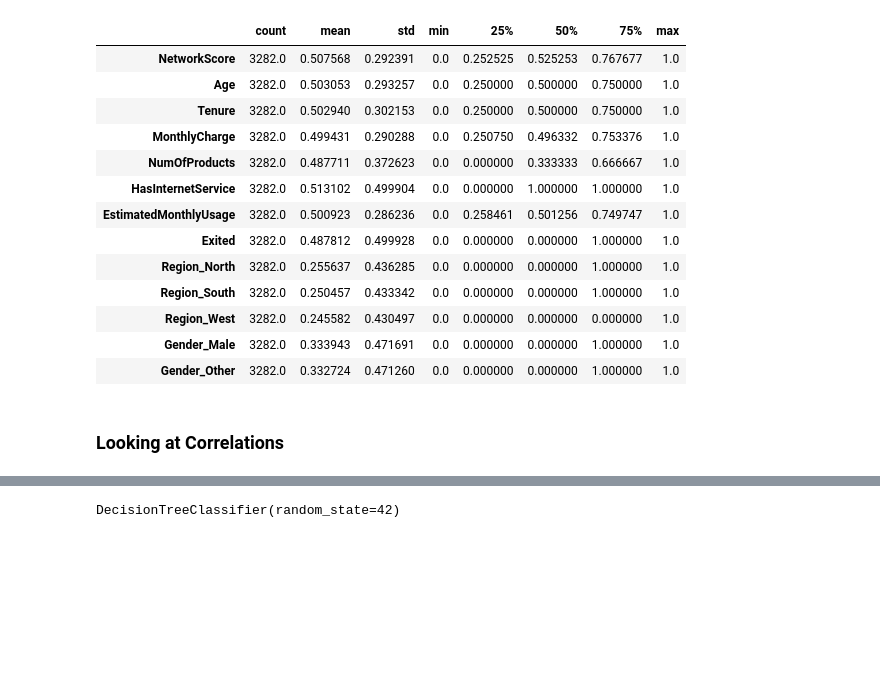
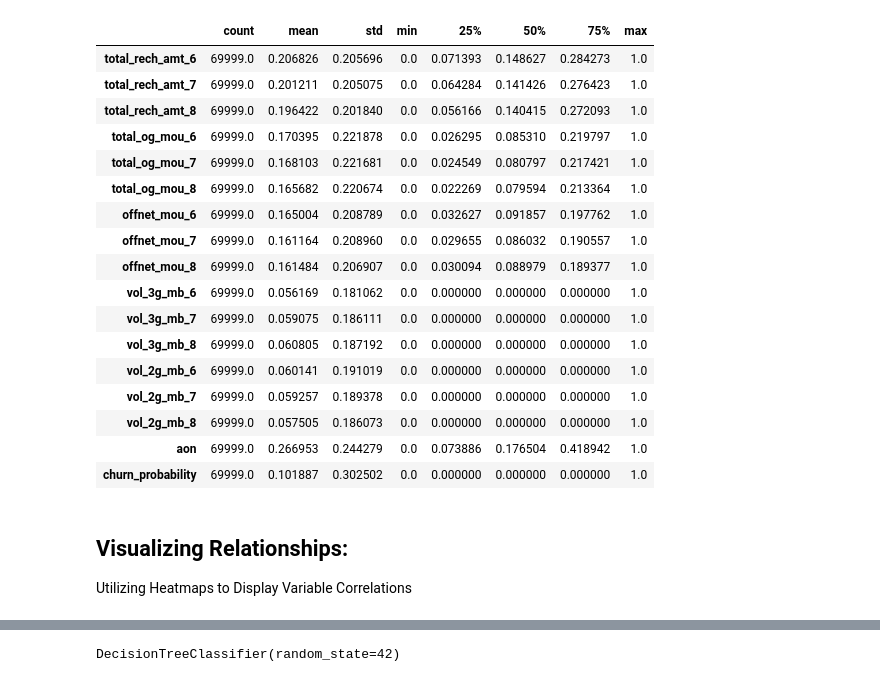
Before and after one commit to bitz-chauhan/telecom-churn-model-prediction, a Jupyter notebook: telecom-churn-case-study.ipynb, the cells around one changed output, grey strips where cells are left out. Drawn from its saved outputs; the diff is of its cells as text; code cells hidden in the pictures; blank space fills up the shorter version.

```diff
--- a/telecom-churn-case-study.ipynb
+++ b/telecom-churn-case-study.ipynb
@@ -204,5 +261,0 @@ not specific insight
-# %%
-#create dummy variables for categorical variables
-telecom = pd.concat([telecom,pd.get_dummies(telecom[['Region', 'Gender']], drop_first=True).astype(int)], axis=1)
-telecom.drop(['Region', 'Gender'],axis=1, inplace=True)
-telecom.head()
@@ -257,0 +266,16 @@ From the distribution shown above, you can see that there no outliers in your da
+# %%
+def cap_outliers(array, k=3):
+    upper_limit = array.mean() + k*array.std()
+    lower_limit = array.mean() - k*array.std()
+    array[array<lower_limit] = lower_limit
+    array[array>upper_limit] = upper_limit
+    return array
+# %%
+num_vars = ['total_rech_amt_6','total_rech_amt_7','total_rech_amt_8','total_og_mou_6','total_og_mou_7','total_og_mou_8','offnet_mou_6','offnet_mou_7','offnet_mou_8','vol_3g_mb_6','vol_3g_mb_7','vol_3g_mb_8','vol_2g_mb_6','vol_2g_mb_7','vol_2g_mb_8','aon']
+X = telecom[num_vars]
+y = telecom['churn_probability']
+#applying function to handle outliers
+X = X.apply(cap_outliers, axis=0)
+plt.figure(figsize=(15,8))
+plt.xticks(rotation=45)
+sns.boxplot(data = X)
@@ -259,0 +289,4 @@ From the distribution shown above, you can see that there no outliers in your da
+# %%
+#merging outlier handle back to telecom var
+telecom[num_vars]=X
+telecom.head()
@@ -260,22 +301,28 @@ From the distribution shown above, you can see that there no outliers in your da
 # %%
+#MinMax scaler to scale data
 scaler = MinMaxScaler()
-num_vars = ['NetworkScore', 'Age',"Tenure",'MonthlyCharge','NumOfProducts','EstimatedMonthlyUsage']
 telecom[num_vars]=scaler.fit_transform(telecom[num_vars])
 telecom.describe().T
 # %% [output]
 |  | count | mean | std | min | 25% | 50% | 75% | max |
-| NetworkScore | 3282.0 | 0.507568 | 0.292391 | 0.0 | 0.252525 | 0.525253 | 0.767677 | 1.0 |
-| Age | 3282.0 | 0.503053 | 0.293257 | 0.0 | 0.250000 | 0.500000 | 0.750000 | 1.0 |
-| Tenure | 3282.0 | 0.502940 | 0.302153 | 0.0 | 0.250000 | 0.500000 | 0.750000 | 1.0 |
-| MonthlyCharge | 3282.0 | 0.499431 | 0.290288 | 0.0 | 0.250750 | 0.496332 | 0.753376 | 1.0 |
-| NumOfProducts | 3282.0 | 0.487711 | 0.372623 | 0.0 | 0.000000 | 0.333333 | 0.666667 | 1.0 |
-| HasInternetService | 3282.0 | 0.513102 | 0.499904 | 0.0 | 0.000000 | 1.000000 | 1.000000 | 1.0 |
-| EstimatedMonthlyUsage | 3282.0 | 0.500923 | 0.286236 | 0.0 | 0.258461 | 0.501256 | 0.749747 | 1.0 |
-| Exited | 3282.0 | 0.487812 | 0.499928 | 0.0 | 0.000000 | 0.000000 | 1.000000 | 1.0 |
-| Region_North | 3282.0 | 0.255637 | 0.436285 | 0.0 | 0.000000 | 0.000000 | 1.000000 | 1.0 |
-| Region_South | 3282.0 | 0.250457 | 0.433342 | 0.0 | 0.000000 | 0.000000 | 1.000000 | 1.0 |
-| Region_West | 3282.0 | 0.245582 | 0.430497 | 0.0 | 0.000000 | 0.000000 | 0.000000 | 1.0 |
-| Gender_Male | 3282.0 | 0.333943 | 0.471691 | 0.0 | 0.000000 | 0.000000 | 1.000000 | 1.0 |
-| Gender_Other | 3282.0 | 0.332724 | 0.471260 | 0.0 | 0.000000 | 0.000000 | 1.000000 | 1.0 |
+| total_rech_amt_6 | 69999.0 | 0.206826 | 0.205696 | 0.0 | 0.071393 | 0.148627 | 0.284273 | 1.0 |
+| total_rech_amt_7 | 69999.0 | 0.201211 | 0.205075 | 0.0 | 0.064284 | 0.141426 | 0.276423 | 1.0 |
+| total_rech_amt_8 | 69999.0 | 0.196422 | 0.201840 | 0.0 | 0.056166 | 0.140415 | 0.272093 | 1.0 |
+| total_og_mou_6 | 69999.0 | 0.170395 | 0.221878 | 0.0 | 0.026295 | 0.085310 | 0.219797 | 1.0 |
+| total_og_mou_7 | 69999.0 | 0.168103 | 0.221681 | 0.0 | 0.024549 | 0.080797 | 0.217421 | 1.0 |
+| total_og_mou_8 | 69999.0 | 0.165682 | 0.220674 | 0.0 | 0.022269 | 0.079594 | 0.213364 | 1.0 |
+| offnet_mou_6 | 69999.0 | 0.165004 | 0.208789 | 0.0 | 0.032627 | 0.091857 | 0.197762 | 1.0 |
+| offnet_mou_7 | 69999.0 | 0.161164 | 0.208960 | 0.0 | 0.029655 | 0.086032 | 0.190557 | 1.0 |
+| offnet_mou_8 | 69999.0 | 0.161484 | 0.206907 | 0.0 | 0.030094 | 0.088979 | 0.189377 | 1.0 |
+| vol_3g_mb_6 | 69999.0 | 0.056169 | 0.181062 | 0.0 | 0.000000 | 0.000000 | 0.000000 | 1.0 |
+| vol_3g_mb_7 | 69999.0 | 0.059075 | 0.186111 | 0.0 | 0.000000 | 0.000000 | 0.000000 | 1.0 |
+| vol_3g_mb_8 | 69999.0 | 0.060805 | 0.187192 | 0.0 | 0.000000 | 0.000000 | 0.000000 | 1.0 |
+| vol_2g_mb_6 | 69999.0 | 0.060141 | 0.191019 | 0.0 | 0.000000 | 0.000000 | 0.000000 | 1.0 |
+| vol_2g_mb_7 | 69999.0 | 0.059257 | 0.189378 | 0.0 | 0.000000 | 0.000000 | 0.000000 | 1.0 |
+| vol_2g_mb_8 | 69999.0 | 0.057505 | 0.186073 | 0.0 | 0.000000 | 0.000000 | 0.000000 | 1.0 |
+| aon | 69999.0 | 0.266953 | 0.244279 | 0.0 | 0.073886 | 0.176504 | 0.418942 | 1.0 |
+| churn_probability | 69999.0 | 0.101887 | 0.302502 | 0.0 | 0.000000 | 0.000000 | 0.000000 | 1.0 |
 # %% [markdown]
-### Looking at Correlations
+## Visualizing Relationships:
+
+Utilizing Heatmaps to Display Variable Correlations
```
Also changed, not shown: parts of 98 cells of this notebook, 7 other files.
